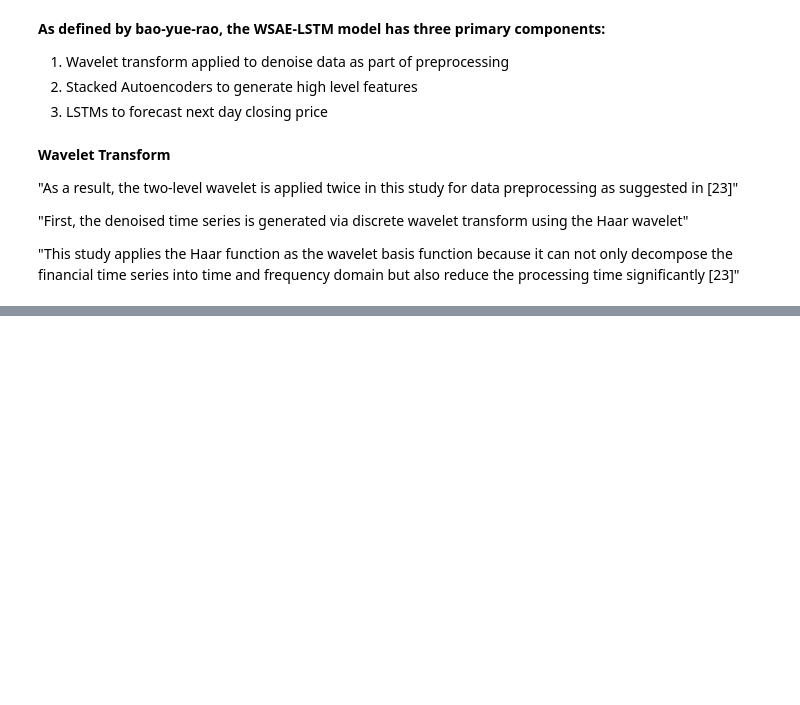
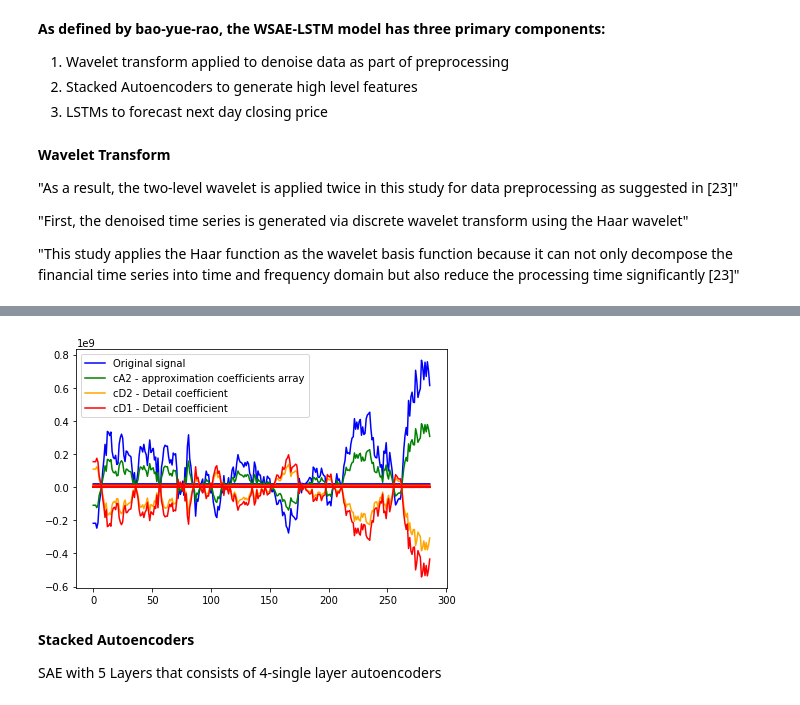
Before and after one commit to timothyyu/wsae-lstm, a Jupyter notebook: 1_data_preprocess.ipynb, the cells around one changed output, grey strips where cells are left out. Saved outputs shown, nothing was run; the diff lists cells and outputs as text; code cells hidden in the pictures; blank space fills up the shorter version.

```diff
--- a/1_data_preprocess.ipynb
+++ b/1_data_preprocess.ipynb
@@ -169,0 +199,21 @@ cA2, cD2, cD1 = coeffs
+# %%
+from pywt import wavedec
+coeffs = wavedec(test_list[0], 'haar', level=2)
+cA2, cD2, cD1 = coeffs
+plt.plot(test_list[0],'blue', label='Original signal')
+plt.plot(cA2,'green',label='cA2 - approximation coefficients array')
+plt.plot(cD2,'orange',label= 'cD2 - Detail coefficient')
+plt.plot(cD1,'red',label = 'cD1 - Detail coefficient')
+
+# Remove duplicate lables when calling plt.legend() with multiple subplots
+handles, labels = plt.gca().get_legend_handles_labels()
+by_label = OrderedDict(zip(labels, handles))
+plt.legend(by_label.values(), by_label.keys())
+plt.tight_layout()
+plt.show()
+# %% [output]
+[figure, added]
+# %% [markdown]
+**Stacked Autoencoders**
+
+SAE with 5 Layers that consists of 4-single layer autoencoders
```
Also changed, not shown: parts of 5 cells of this notebook.
